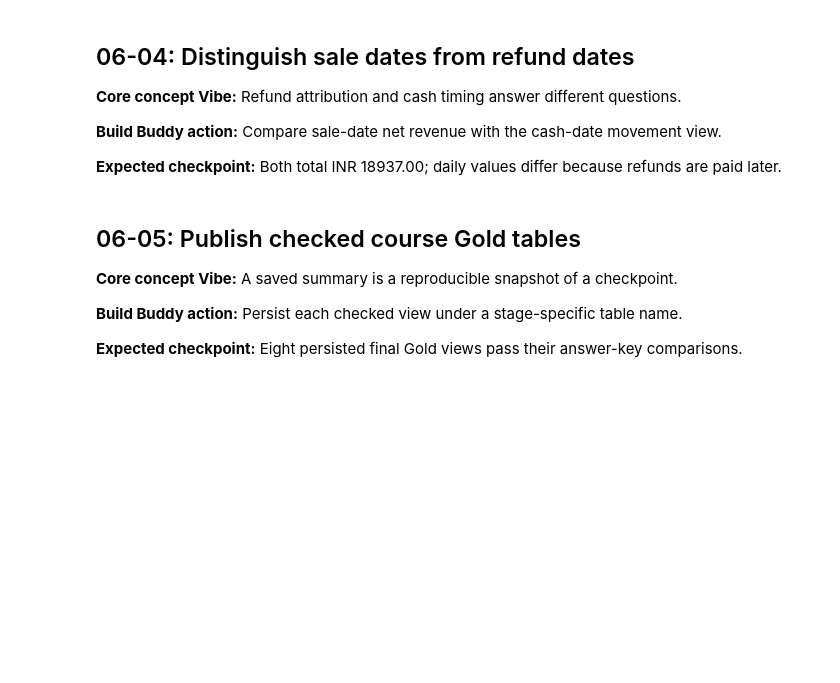
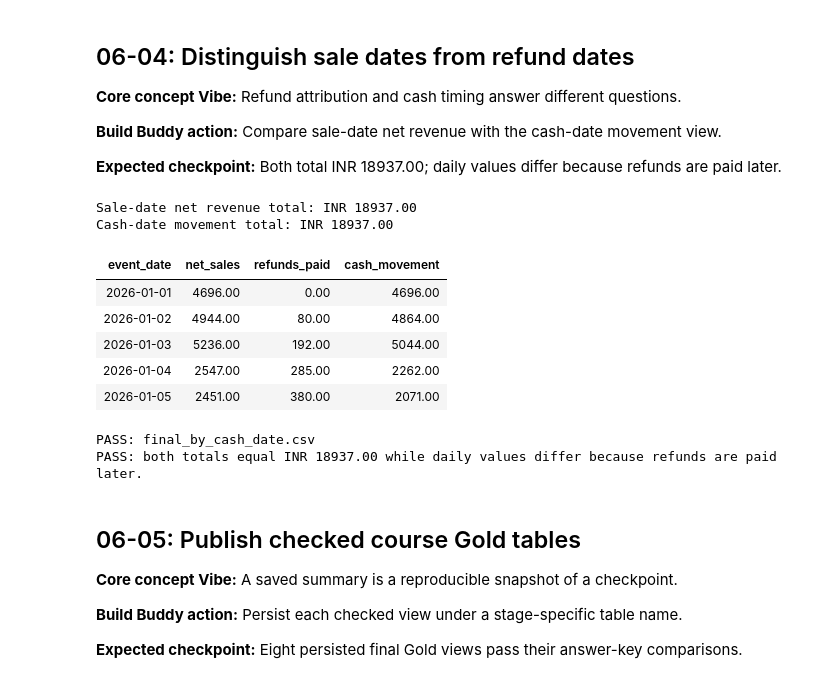
Before and after one commit to gokulmpp/retailflow-data-engineering-databricks, a Jupyter notebook: notebooks/06_final_reports_and_checks.ipynb, the cells around one changed output. Saved outputs shown, nothing was run; the diff lists cells and outputs as text; code cells hidden in the pictures; blank space fills up the shorter version.

```diff
--- a/notebooks/06_final_reports_and_checks.ipynb
+++ b/notebooks/06_final_reports_and_checks.ipynb
@@ -302,0 +302,11 @@ def report_views(sales, returns):
+# %%
+# Build Buddy step 06-01
+# The final checkpoint: Silver's 80 current sales plus every visible return.
+silver_frame = spark.table(table_name("silver_sales"))
+assert silver_frame.count() == 80
+
+silver_rows = collected_sales(silver_frame)
+final_returns_rows = visible_returns("final", silver_rows)
+print("Current sales:", len(silver_rows), "| Visible return events:", len(final_returns_rows))
+assert len(silver_rows) == 80 and len(final_returns_rows) == 6
+print("Final returns:", [(r["return_id"], r["sale_id"]) for r in final_returns_rows])
@@ -326,0 +347,19 @@ def report_views(sales, returns):
+# %%
+# Build Buddy step 06-03
+# Build every view and compare each against its final reference CSV.
+final_views = report_views(silver_frame, final_returns_frame)
+
+assert_expected(final_views["sales"], "final_sales.csv", ignore_provenance=True)
+# Silver mixes dirty-route and batch-02 provenance; compare business values only.
+assert_expected(final_views["line_amounts"], "final_line_amounts.csv", ignore_provenance=True)
+assert_expected(final_views["metrics"], "final_metrics.csv")
+assert_expected(final_views["by_store"], "final_by_store.csv")
+assert_expected(final_views["by_product"], "final_by_product.csv")
+assert_expected(final_views["by_category"], "final_by_category.csv")
+assert_expected(final_views["by_sale_date"], "final_by_sale_date.csv")
+print("PASS: every final reference CSV matches.")
+
+p012 = final_views["by_product"].where(F.col("product_id") == "P012").collect()[0]
+print("P012:", p012["product_name"], "| sale_count:", p012["sale_count"])
+assert p012["product_name"] == "Desk Lamp" and int(p012["sale_count"]) == 0
+print("PASS: P012 remains visible with zero sales.")
@@ -339,3 +385,29 @@ def report_views(sales, returns):
+# %%
+# Build Buddy step 06-04
+# Sale-date attribution and cash timing answer different questions.
+by_sale_date = final_views["by_sale_date"]
+by_cash_date = final_views["by_cash_date"]
+
+sale_date_total = by_sale_date.agg(F.sum("net_revenue").alias("total")).collect()[0]["total"]
+cash_date_total = by_cash_date.agg(F.sum("cash_movement").alias("total")).collect()[0]["total"]
+print("Sale-date net revenue total: INR", sale_date_total)
+print("Cash-date movement total: INR", cash_date_total)
+assert sale_date_total == cash_date_total == Decimal("18937.00")
+
+display(by_cash_date.orderBy("event_date"))
+assert_expected(by_cash_date, "final_by_cash_date.csv")
+print("PASS: both totals equal INR 18937.00 while daily values differ because refunds are paid later.")
+# %% [output]
+Sale-date net revenue total: INR 18937.00
+Cash-date movement total: INR 18937.00
+| event_date | net_sales | refunds_paid | cash_movement |
+| 2026-01-01 | 4696.00 | 0.00 | 4696.00 |
+| 2026-01-02 | 4944.00 | 80.00 | 4864.00 |
+| 2026-01-03 | 5236.00 | 192.00 | 5044.00 |
+| 2026-01-04 | 2547.00 | 285.00 | 2262.00 |
+| 2026-01-05 | 2451.00 | 380.00 | 2071.00 |
+PASS: final_by_cash_date.csv
+PASS: both totals equal INR 18937.00 while daily values differ because refunds are paid later.
 # %% [markdown]
 ## 06-05: Publish checked course Gold tables
 
```
Also changed, not shown: parts of 10 cells of this notebook, 6 other files.
